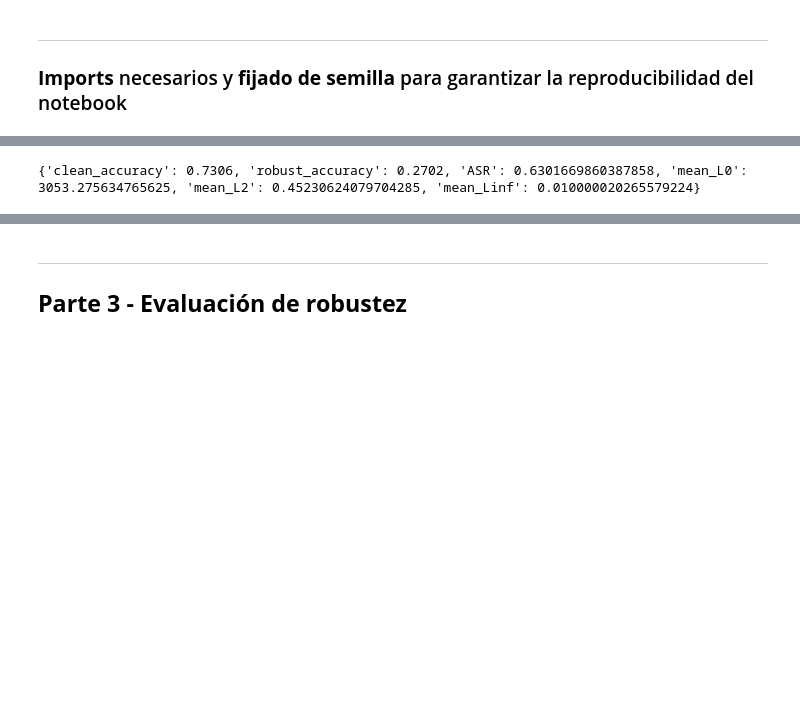
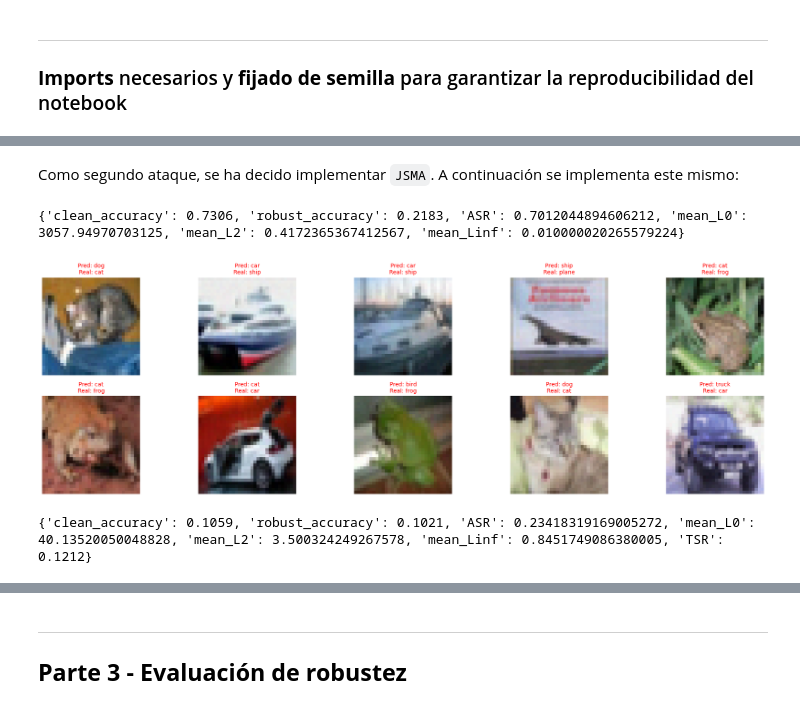
Before and after one commit to alvaroG-IA/CNN-Adversarial-Attacks-Defense, a Jupyter notebook: notebook.ipynb, the cells around one changed output, grey strips where cells are left out. Drawn from its saved outputs; the diff is of its cells as text; code cells hidden in the pictures; blank space fills up the shorter version.

Commit message:
JSMA implementado

```diff
--- a/notebook.ipynb
+++ b/notebook.ipynb
@@ -316,3 +420,5 @@ def pgd_attack(model: SimpleCNN, x: torch.tensor, y: torch.tensor, restarts: int
             best_x_adv[better] = x_adv_candidate[better]
 
     return best_x_adv
+# %% [markdown]
+Como segundo ataque, se ha decido implementar `JSMA`. A continuación se implementa este mismo:
@@ -319,10 +462,16 @@ def pgd_attack(model: SimpleCNN, x: torch.tensor, y: torch.tensor, restarts: int
 # %%
-attack_params = {
-    'restarts': 5,
-    'steps': 1,
-    'epsilon': 0.01,
+attacks = {
+    'FSGM': {'restarts': 1, 'steps': 1, 'alpha': 0.01, 'epsilon': 0.01},
+    'BIM': {'restarts': 1, 'steps': 10, 'epsilon': 0.01},
+    'PGD': {'restarts': 5, 'steps': 10, 'epsilon': 0.01}
 }
 
-print(evaluate_attack(model, test_loader, pgd_attack, attack_params, device))
+print(evaluate_attack(model, test_loader, pgd_attack, attacks['PGD'], device))
+visualize_predictions(model, test_loader, classes, device, pgd_attack, attacks['PGD'])
 # %% [output]
-{'clean_accuracy': 0.7306, 'robust_accuracy': 0.2702, 'ASR': 0.6301669860387858, 'mean_L0': 3053.275634765625, 'mean_L2': 0.45230624079704285, 'mean_Linf': 0.010000020265579224}
+{'clean_accuracy': 0.7306, 'robust_accuracy': 0.2183, 'ASR': 0.7012044894606212, 'mean_L0': 3057.94970703125, 'mean_L2': 0.4172365367412567, 'mean_Linf': 0.010000020265579224}
+[figure, added]
+# %%
+print(evaluate_attack(model, test_loader, jsma_attack, {'optimizer': optim, 'criterion': criterion, 'target_strategy': 'next'}, device, None , True))
+# %% [output]
+{'clean_accuracy': 0.1059, 'robust_accuracy': 0.1021, 'ASR': 0.23418319169005272, 'mean_L0': 40.13520050048828, 'mean_L2': 3.500324249267578, 'mean_Linf': 0.8451749086380005, 'TSR': 0.1212}
```
Also changed, not shown: parts of 25 cells of this notebook.
